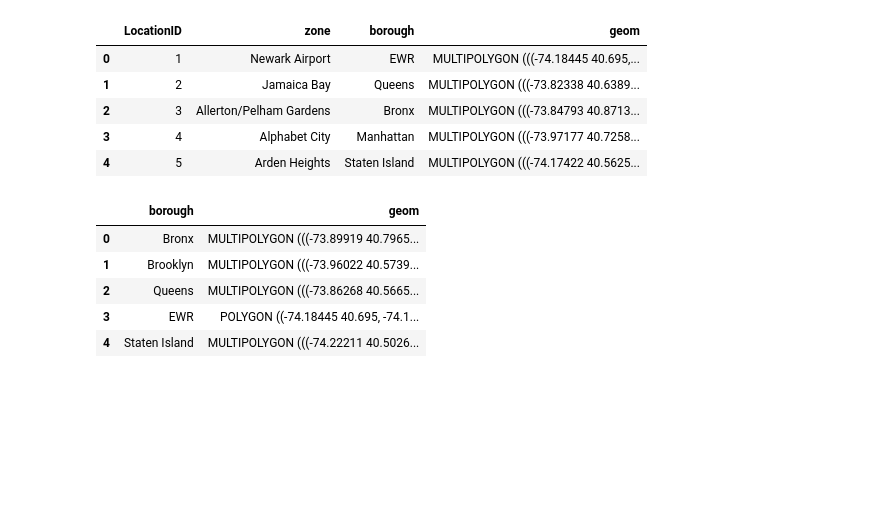
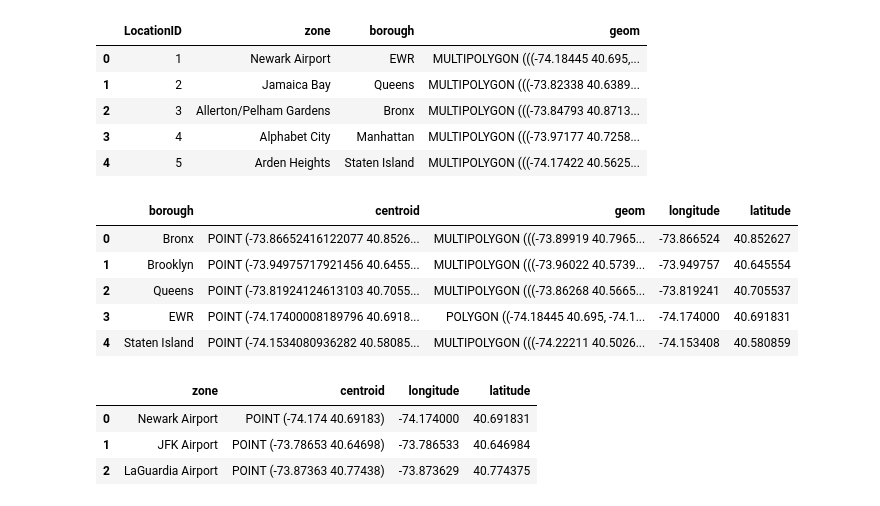
Before and after one commit to MarijaRistic23/Advanced-Data-Visualization, a Jupyter notebook: Flow_map.ipynb, the cells around one changed output. Drawn from its saved outputs; the diff is of its cells as text; code cells hidden in the pictures; blank space fills up the shorter version.

Commit message:
Add arcs connecting boroughs/zones to airports

```diff
--- a/Flow_map.ipynb
+++ b/Flow_map.ipynb
@@ -31,15 +31,23 @@ gdf.head()
 # %%
 query = '''SELECT
     borough,
-    ST_Union(geom) AS geom
+	ST_AsText(ST_Centroid(ST_Union(geom))) AS centroid,
+    ST_AsText(ST_Union(geom)) AS geom
 FROM taxi_zones
 GROUP BY borough'''
-gdf_borough = gpd.read_postgis(query, engine, geom_col="geom")
+
+df_borough_centroid = pd.read_sql(query, engine)
+df_borough_centroid["centroid"] = df_borough_centroid["centroid"].apply(wkt.loads)
+df_borough_centroid["geom"] = df_borough_centroid["geom"].apply(wkt.loads)
+
+gdf_borough = gpd.GeoDataFrame(df_borough_centroid, geometry="geom", crs="EPSG:4326")
+gdf_borough["longitude"] = gdf_borough["centroid"].apply(lambda p: p.x)
+gdf_borough["latitude"] = gdf_borough["centroid"].apply(lambda p: p.y)
 gdf_borough.head()
 # %% [output]
-|  | borough | geom |
-| 0 | Bronx | MULTIPOLYGON (((-73.89919 40.7965... |
-| 1 | Brooklyn | MULTIPOLYGON (((-73.96022 40.5739... |
-| 2 | Queens | MULTIPOLYGON (((-73.86268 40.5665... |
-| 3 | EWR | POLYGON ((-74.18445 40.695, -74.1... |
-| 4 | Staten Island | MULTIPOLYGON (((-74.22211 40.5026... |
+|  | borough | centroid | geom | longitude | latitude |
+| 0 | Bronx | POINT (-73.86652416122077 40.8526... | MULTIPOLYGON (((-73.89919 40.7965... | -73.866524 | 40.852627 |
+| 1 | Brooklyn | POINT (-73.94975717921456 40.6455... | MULTIPOLYGON (((-73.96022 40.5739... | -73.949757 | 40.645554 |
+| 2 | Queens | POINT (-73.81924124613103 40.7055... | MULTIPOLYGON (((-73.86268 40.5665... | -73.819241 | 40.705537 |
+| 3 | EWR | POINT (-74.17400008189796 40.6918... | POLYGON ((-74.18445 40.695, -74.1... | -74.174000 | 40.691831 |
+| 4 | Staten Island | POINT (-74.1534080936282 40.58085... | MULTIPOLYGON (((-74.22211 40.5026... | -74.153408 | 40.580859 |
@@ -46 +57,23 @@ gdf_borough.head()
+# %%
+query = '''SELECT
+    zone,
+    ST_AsText(ST_Centroid(geom)) AS centroid
+FROM
+    taxi_zones
+WHERE
+    zone IN ('JFK Airport',
+             'LaGuardia Airport',
+             'Newark Airport')'''
+df_airport_centroid = pd.read_sql(query, engine)
+df_airport_centroid["centroid"] = df_airport_centroid["centroid"].apply(wkt.loads)
+
+gdf_airport_centroid = gpd.GeoDataFrame(df_airport_centroid, geometry="centroid", crs="EPSG:4326")
+gdf_airport_centroid["longitude"] = gdf_airport_centroid["centroid"].x
+gdf_airport_centroid["latitude"] = gdf_airport_centroid["centroid"].y
+gdf_airport_centroid.head()
+# %% [output]
+|  | zone | centroid | longitude | latitude |
+| 0 | Newark Airport | POINT (-74.174 40.69183) | -74.174000 | 40.691831 |
+| 1 | JFK Airport | POINT (-73.78653 40.64698) | -73.786533 | 40.646984 |
+| 2 | LaGuardia Airport | POINT (-73.87363 40.77438) | -73.873629 | 40.774375 |
 # %%
```
Also changed, not shown: parts of 12 cells of this notebook.
